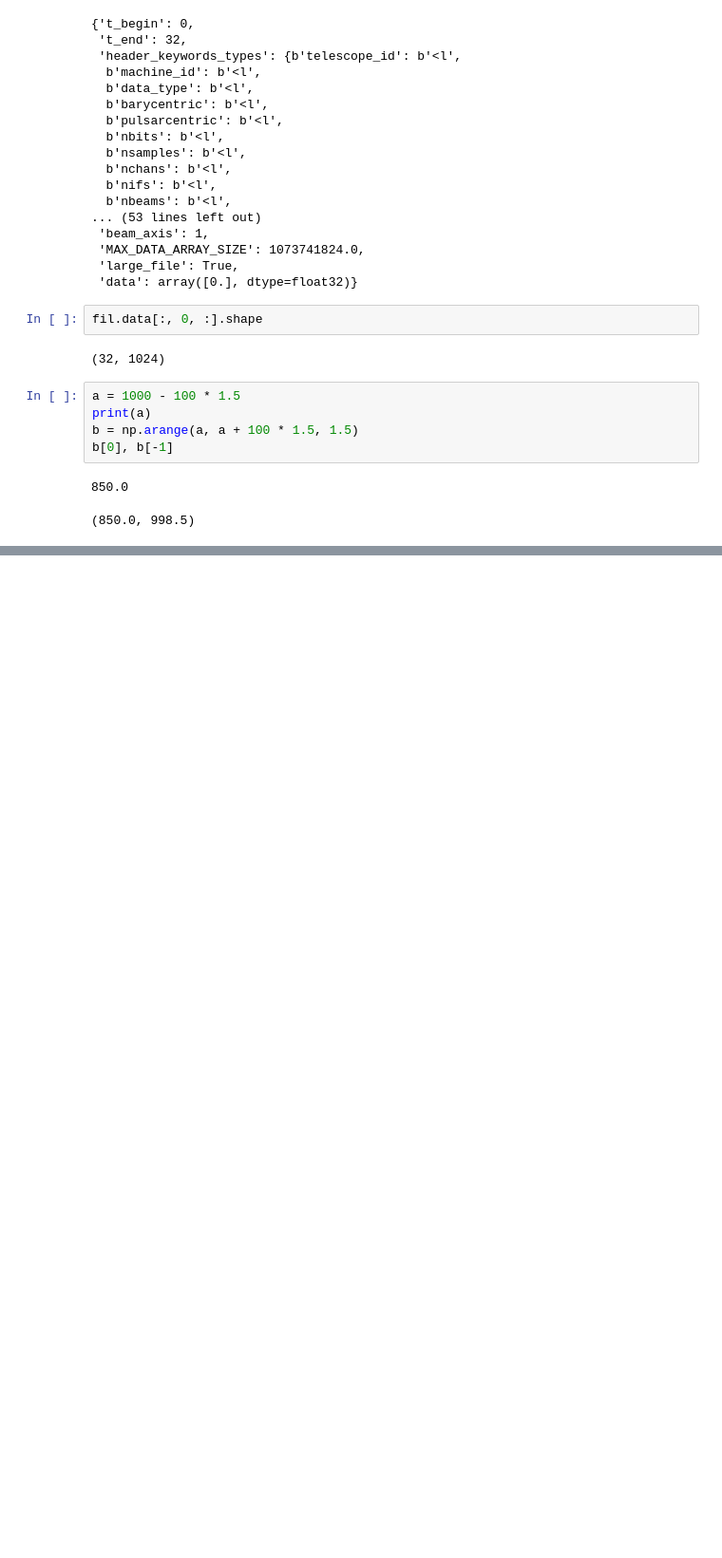
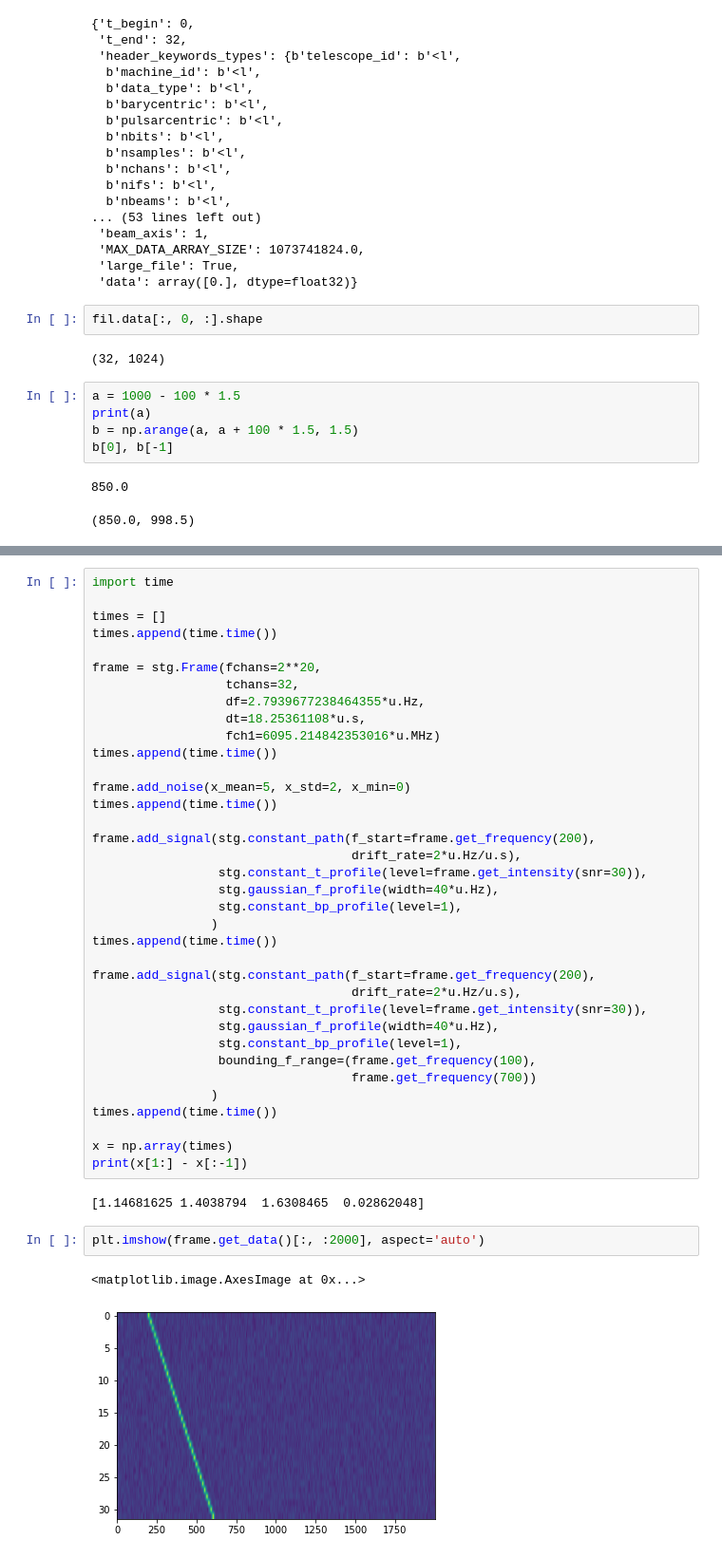
Before and after one commit to bbrzycki/setigen, a Jupyter notebook: jupyter-notebooks/development/Working with Observational Frames.ipynb, the cells around one changed output, grey strips where cells are left out. Shown at 95% size. Drawn from its saved outputs; the diff is of its cells as text; blank space fills up the shorter version.

```diff
--- a/jupyter-notebooks/development/Working with Observational Frames.ipynb
+++ b/jupyter-notebooks/development/Working with Observational Frames.ipynb
@@ -487,0 +591,43 @@ b[0], b[-1]
+# %%
+import time
+
+times = []
+times.append(time.time())
+
+frame = stg.Frame(fchans=2**20,
+                  tchans=32,
+                  df=2.7939677238464355*u.Hz,
+                  dt=18.25361108*u.s,
+                  fch1=6095.214842353016*u.MHz)
+times.append(time.time())
+
+frame.add_noise(x_mean=5, x_std=2, x_min=0)
+times.append(time.time())
+
+frame.add_signal(stg.constant_path(f_start=frame.get_frequency(200),
+                                   drift_rate=2*u.Hz/u.s),
+                 stg.constant_t_profile(level=frame.get_intensity(snr=30)),
+                 stg.gaussian_f_profile(width=40*u.Hz),
+                 stg.constant_bp_profile(level=1),
+                )
+times.append(time.time())
+
+frame.add_signal(stg.constant_path(f_start=frame.get_frequency(200),
+                                   drift_rate=2*u.Hz/u.s),
+                 stg.constant_t_profile(level=frame.get_intensity(snr=30)),
+                 stg.gaussian_f_profile(width=40*u.Hz),
+                 stg.constant_bp_profile(level=1),
+                 bounding_f_range=(frame.get_frequency(100),
+                                   frame.get_frequency(700))
+                )
+times.append(time.time())
+
+x = np.array(times)
+print(x[1:] - x[:-1])
+# %% [output]
+[1.14681625 1.4038794  1.6308465  0.02862048]
+# %%
+plt.imshow(frame.get_data()[:, :2000], aspect='auto')
+# %% [output]
+<matplotlib.image.AxesImage at 0x...>
+[figure, added]
```
Also changed, not shown: parts of 2 cells of this notebook, 1 other file.
